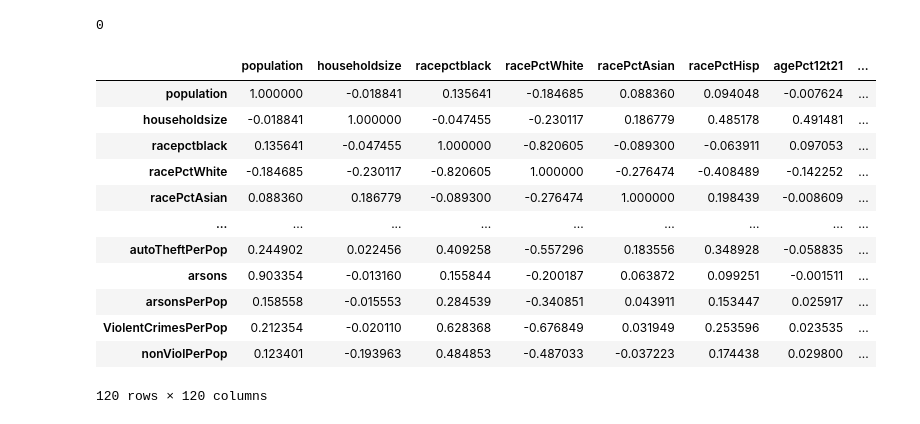
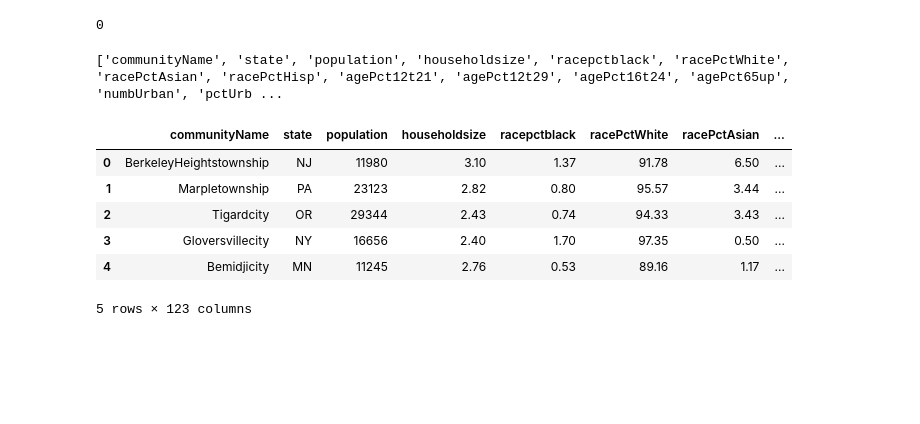
Before and after one commit to Fatimajavid/PredictingCrimesintheUS, a Jupyter notebook: Project.ipynb, the cells around one changed output. Drawn from its saved outputs; the diff is of its cells as text; code cells hidden in the pictures; blank space fills up the shorter version.

```diff
--- a/Project.ipynb
+++ b/Project.ipynb
@@ -135,19 +137,20 @@ df.head(10)
 df.duplicated().sum()
 # %% [output]
 0
-# %%
-df.corr()
-# %% [output]
-|  | population | householdsize | racepctblack | racePctWhite | racePctAsian | racePctHisp | agePct12t21 | ... |
-| population | 1.000000 | -0.018841 | 0.135641 | -0.184685 | 0.088360 | 0.094048 | -0.007624 | ... |
-| householdsize | -0.018841 | 1.000000 | -0.047455 | -0.230117 | 0.186779 | 0.485178 | 0.491481 | ... |
-| racepctblack | 0.135641 | -0.047455 | 1.000000 | -0.820605 | -0.089300 | -0.063911 | 0.097053 | ... |
-| racePctWhite | -0.184685 | -0.230117 | -0.820605 | 1.000000 | -0.276474 | -0.408489 | -0.142252 | ... |
-| racePctAsian | 0.088360 | 0.186779 | -0.089300 | -0.276474 | 1.000000 | 0.198439 | -0.008609 | ... |
-| ... | ... | ... | ... | ... | ... | ... | ... | ... |
-| autoTheftPerPop | 0.244902 | 0.022456 | 0.409258 | -0.557296 | 0.183556 | 0.348928 | -0.058835 | ... |
-| arsons | 0.903354 | -0.013160 | 0.155844 | -0.200187 | 0.063872 | 0.099251 | -0.001511 | ... |
-| arsonsPerPop | 0.158558 | -0.015553 | 0.284539 | -0.340851 | 0.043911 | 0.153447 | 0.025917 | ... |
-| ViolentCrimesPerPop | 0.212354 | -0.020110 | 0.628368 | -0.676849 | 0.031949 | 0.253596 | 0.023535 | ... |
-| nonViolPerPop | 0.123401 | -0.193963 | 0.484853 | -0.487033 | -0.037223 | 0.174438 | 0.029800 | ... |
-120 rows × 120 columns
+# %%
+print(df.columns.tolist())
+# %% [output]
+['communityName', 'state', 'population', 'householdsize', 'racepctblack', 'racePctWhite', 'racePctAsian', 'racePctHisp', 'agePct12t21', 'agePct12t29', 'agePct16t24', 'agePct65up', 'numbUrban', 'pctUrb ...
+# %%
+# Create a column for the sum of all crimes
+df["total_crime"] = df["murders"] + df["rapes"] + df["robberies"] + df["assaults"] + df["burglaries"] + df["larcenies"] + df["autoTheft"] + df["arsons"]
+# %%
+df.head()
+# %% [output]
+|  | communityName | state | population | householdsize | racepctblack | racePctWhite | racePctAsian | ... |
+| 0 | BerkeleyHeightstownship | NJ | 11980 | 3.10 | 1.37 | 91.78 | 6.50 | ... |
+| 1 | Marpletownship | PA | 23123 | 2.82 | 0.80 | 95.57 | 3.44 | ... |
+| 2 | Tigardcity | OR | 29344 | 2.43 | 0.74 | 94.33 | 3.43 | ... |
+| 3 | Gloversvillecity | NY | 16656 | 2.40 | 1.70 | 97.35 | 0.50 | ... |
+| 4 | Bemidjicity | MN | 11245 | 2.76 | 0.53 | 89.16 | 1.17 | ... |
+5 rows × 123 columns
```
Also changed, not shown: parts of 10 cells of this notebook.
